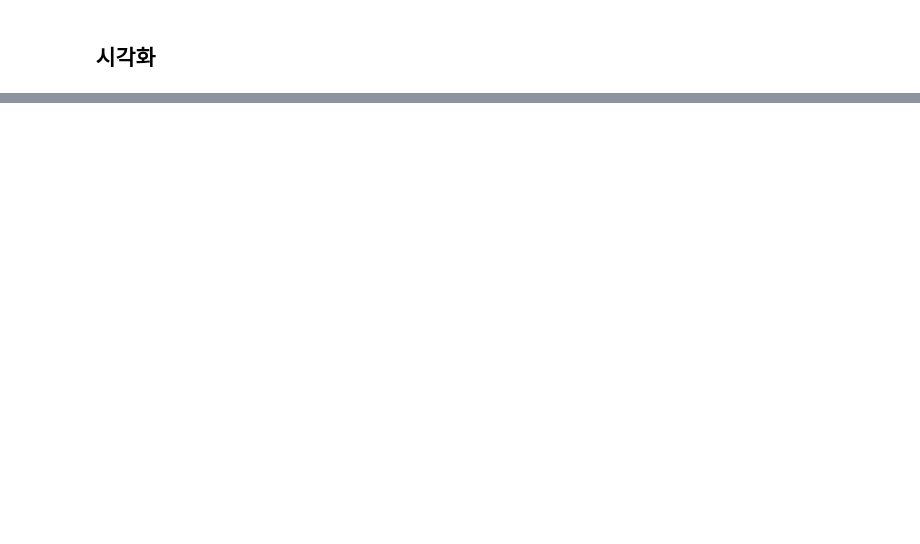
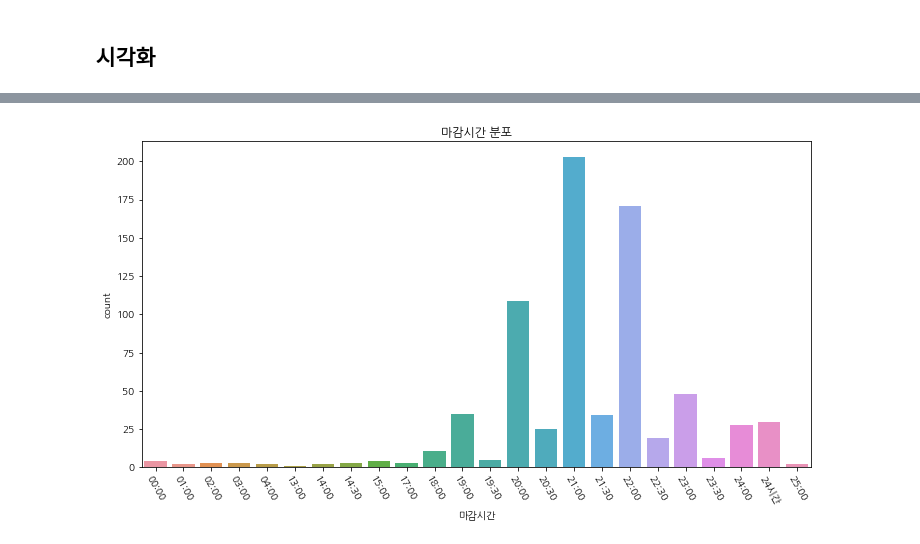
Before and after one commit to jsh0551/data_analysis_practice, a Jupyter notebook: 서울 열린데이터 광장/서울시 착한가격업소 현황.ipynb, the cells around one changed output, grey strips where cells are left out. Saved outputs shown, nothing was run; the diff lists cells and outputs as text; code cells hidden in the pictures; blank space fills up the shorter version.

```diff
--- a/서울 열린데이터 광장/서울시 착한가격업소 현황.ipynb
+++ b/서울 열린데이터 광장/서울시 착한가격업소 현황.ipynb
@@ -214,0 +229,7 @@ df.head()
+# %%
+sub_df = df[df['마감시간']!='None'].groupby(by=['마감시간'],as_index=False)['업소명'].count().sort_values(['마감시간'])
+plt.figure(figsize=(12,6))
+sns.barplot(data=sub_df,x='마감시간',y='업소명').set(title='마감시간 분포',ylabel='count')
+g=plt.xticks(rotation=-60)
+# %% [output]
+[figure, added]
```
Also changed, not shown: parts of 10 cells of this notebook.
